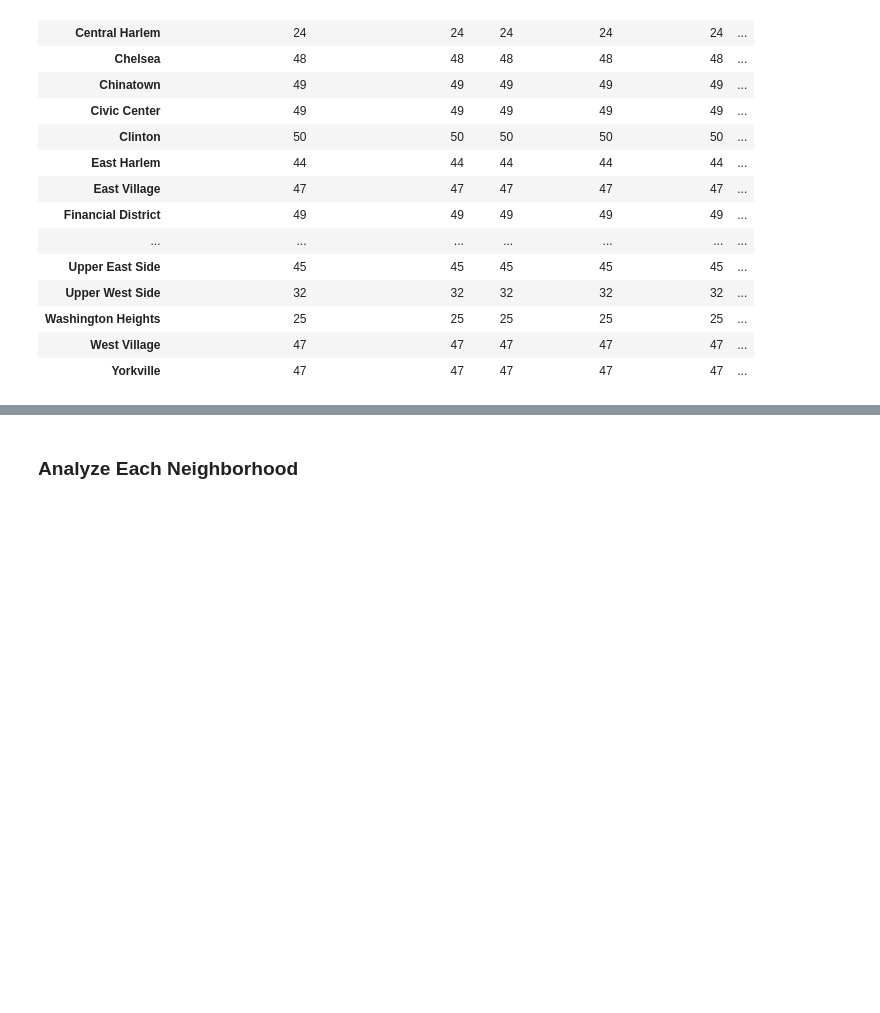
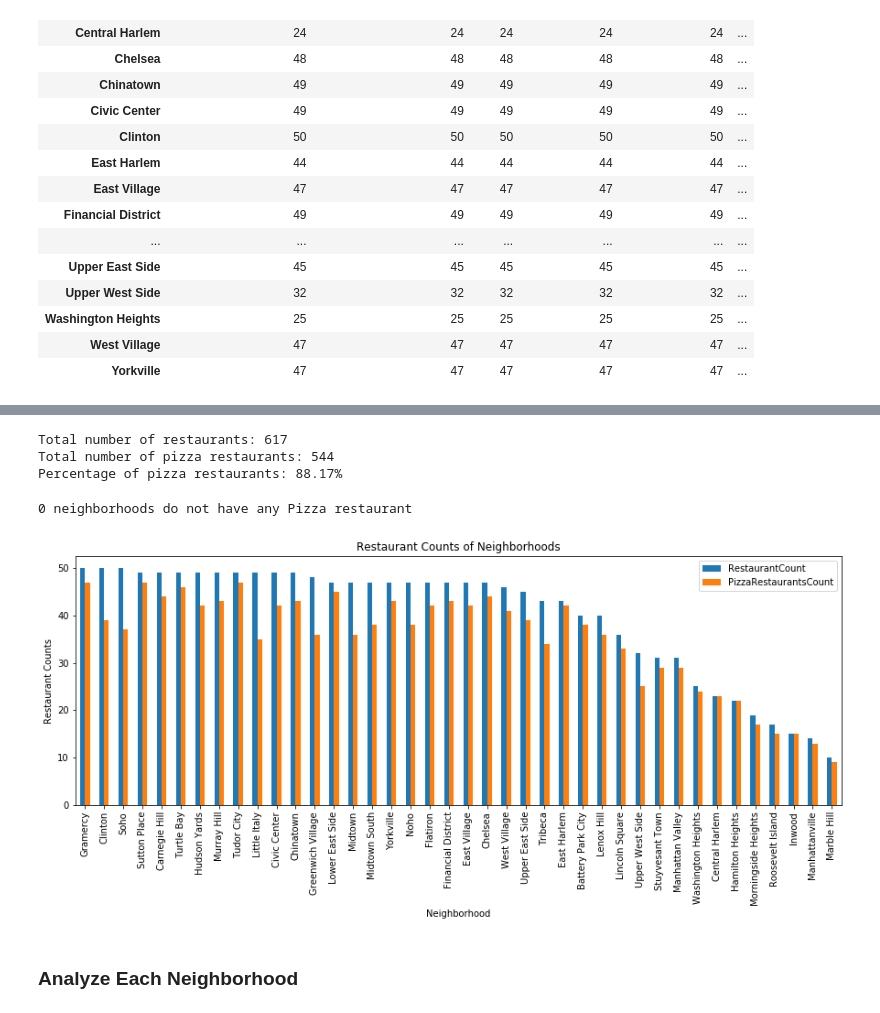
Before and after one commit to homerojr04/Coursera_Capstone, a Jupyter notebook: The Battle of Neighborhoods (W1).ipynb, the cells around one changed output, grey strips where cells are left out. Drawn from its saved outputs; the diff is of its cells as text; code cells hidden in the pictures; blank space fills up the shorter version.

Commit message:
DATA SPEC

```diff
--- a/The Battle of Neighborhoods (W1).ipynb
+++ b/The Battle of Neighborhoods (W1).ipynb
@@ -254,3 +279,63 @@ manhattan_grouped
+# %%
+restaurant_list =['Pizza Place','Italian Restaurant','Bar','Bagel Shop','Food Truck','American Restaurant','Sandwich Place','Turkish Restaurant','Fast Food Restaurant', 'Mexican Restaurant','Café','Fried Chicken Joint','Bakery','Burger Joint']
+pizza_list = ['Pizza Place']
+
+# Filter restaurants
+
+newyork_venues_cr['RestFlag']=False
+for restCat in restaurant_list:
+    newyork_venues_cr['RestFlag'] = newyork_venues_cr['RestFlag'] | newyork_venues_cr['Venue Category'].str.contains(restCat)
+
+neighborhood_restaurants = newyork_venues_cr[newyork_venues_cr['RestFlag'] == True].iloc[:,:-1]
+pizza_restaurants = neighborhood_restaurants[ neighborhood_restaurants['Venue Category'].isin(pizza_list) ]
+other_restaurants = neighborhood_restaurants[ ~neighborhood_restaurants['Venue Category'].isin(pizza_list) ]
+
+print('Total number of restaurants:', len(neighborhood_restaurants['Venue'].unique()))
+print('Total number of pizza restaurants:', len(pizza_restaurants['Venue'].unique()))
+print('Percentage of pizza restaurants: {:.2f}%'.format(len(pizza_restaurants['Venue'].unique()) / len(neighborhood_restaurants['Venue'].unique()) * 100))
+# %% [output]
+Total number of restaurants: 617
+Total number of pizza restaurants: 544
+Percentage of pizza restaurants: 88.17%
+# %%
+# get counts of restaurants in each Neighborhood
+df_rest_counts =  neighborhood_restaurants.groupby(['Neighborhood']).count().rename(columns={"Venue Category": "RestaurantCount"})[['RestaurantCount']]
+
+#find neighborhoods that does not have any restaurant
+noRestList = list(set(newyork_venues_cr['Neighborhood']) - set(neighborhood_restaurants['Neighborhood']))
+
+#if exists , append neighborhoods without any restaurant to df_rest_counts
+if noRestList != []:
+    df_rest_counts = df_rest_counts.append (pd.DataFrame( {'Neighborhood' : noRestList  , 'RestaurantCount': [0] * len(noRestList) } ).set_index('Neighborhood'))
+
+df_rest_counts.reset_index(inplace=True)
+
+#####
+# get counts of Turkish restaurants in each Neighborhood
+df_pizza_rest_counts =  pizza_restaurants.groupby(['Neighborhood']).count().rename(columns={"Venue Category": "PizzaRestaurantsCount"})[['PizzaRestaurantsCount']]
+
+#find neighborhoods that does not have any restaurant
+noRestList = list(set(newyork_venues_cr['Neighborhood']) - set(pizza_restaurants['Neighborhood']))
+
+#if exists , append neighborhoods without any restaurant to df_rest_counts
+if noRestList != []:
+    df_pizza_rest_counts = df_pizza_rest_counts.append (pd.DataFrame( {'Neighborhood' : noRestList  , 'PizzaRestaurantsCount': [0] * len(noRestList) } ).set_index('Neighborhood'))
+
+df_pizza_rest_counts.reset_index(inplace=True)
+df_rest_counts= df_rest_counts.merge(df_turk_rest_counts).set_index('Neighborhood')
+df_rest_counts= df_rest_counts.sort_values(by=['RestaurantCount'],ascending =False)
+
+print('{} neighborhoods do not have any Pizza restaurant'.format(len(noRestList)))
+######
+#Draw graph
+df_rest_counts[['RestaurantCount','PizzaRestaurantsCount']].plot(kind='bar',figsize=(15,5))
+plt.title('Restaurant Counts of Neighborhoods')
+plt.xlabel('Neighborhood')
+plt.ylabel('Restaurant Counts')
+plt.show()
+# %% [output]
+0 neighborhoods do not have any Pizza restaurant
+[figure, added]
 # %% [markdown]
 ### Analyze Each Neighborhood
 # %%
```
Also changed, not shown: parts of 11 cells of this notebook, 3 other files.
